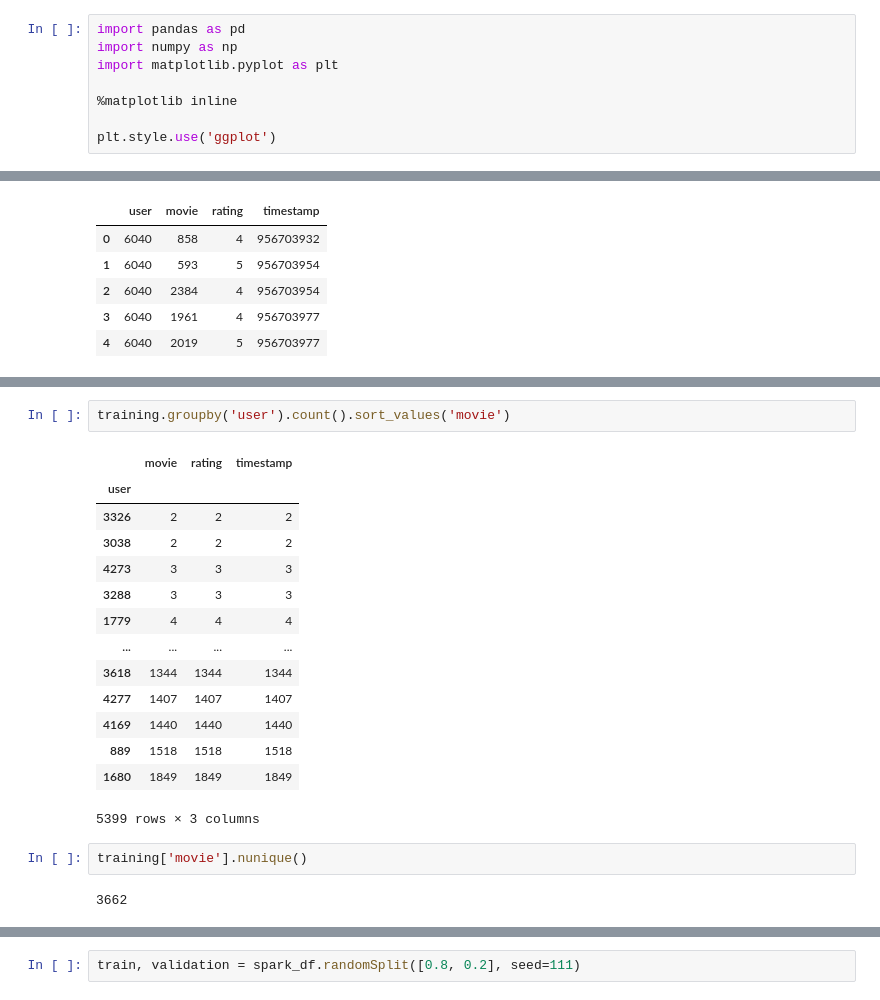
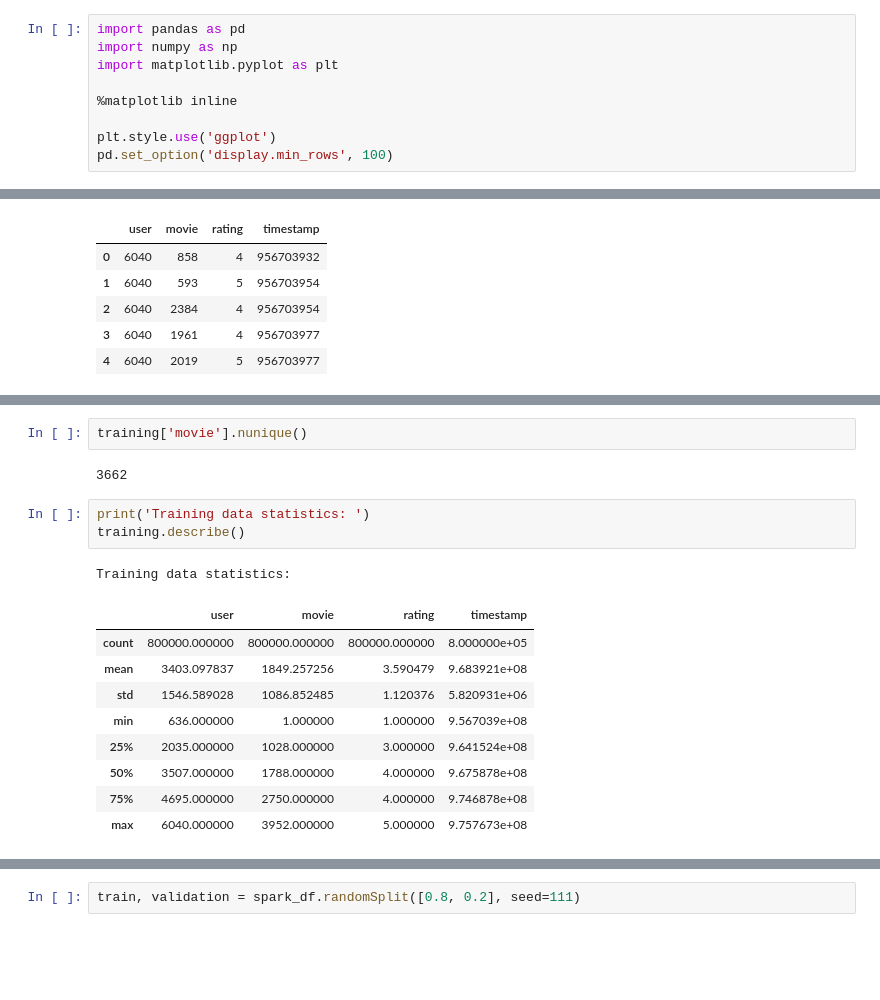
Before and after one commit to mkpetterson/recommender_study, a Jupyter notebook: cindy.ipynb, the cells around one changed output, grey strips where cells are left out. Saved outputs shown, nothing was run; the diff lists cells and outputs as text; blank space fills up the shorter version.

```diff
--- a/cindy.ipynb
+++ b/cindy.ipynb
@@ -6,6 +6,7 @@ import matplotlib.pyplot as plt
 %matplotlib inline
 
 plt.style.use('ggplot')
+pd.set_option('display.min_rows', 100)
 # %%
 import pyspark
 from pyspark.sql.types import *
@@ -79,21 +67,18 @@ training
-# %%
-training.groupby('user').count().sort_values('movie')
-# %% [output]
-|  | movie | rating | timestamp |
-| user |  |  |  |
-| 3326 | 2 | 2 | 2 |
-| 3038 | 2 | 2 | 2 |
-| 4273 | 3 | 3 | 3 |
-| 3288 | 3 | 3 | 3 |
-| 1779 | 4 | 4 | 4 |
-| ... | ... | ... | ... |
-| 3618 | 1344 | 1344 | 1344 |
-| 4277 | 1407 | 1407 | 1407 |
-| 4169 | 1440 | 1440 | 1440 |
-| 889 | 1518 | 1518 | 1518 |
-| 1680 | 1849 | 1849 | 1849 |
-5399 rows × 3 columns
 # %%
 training['movie'].nunique()
 # %% [output]
 3662
+# %%
+print('Training data statistics: ')
+training.describe()
+# %% [output]
+Training data statistics:
+|  | user | movie | rating | timestamp |
+| count | 800000.000000 | 800000.000000 | 800000.000000 | 8.000000e+05 |
+| mean | 3403.097837 | 1849.257256 | 3.590479 | 9.683921e+08 |
+| std | 1546.589028 | 1086.852485 | 1.120376 | 5.820931e+06 |
+| min | 636.000000 | 1.000000 | 1.000000 | 9.567039e+08 |
+| 25% | 2035.000000 | 1028.000000 | 3.000000 | 9.641524e+08 |
+| 50% | 3507.000000 | 1788.000000 | 4.000000 | 9.675878e+08 |
+| 75% | 4695.000000 | 2750.000000 | 4.000000 | 9.746878e+08 |
+| max | 6040.000000 | 3952.000000 | 5.000000 | 9.757673e+08 |
```
Also changed, not shown: parts of 49 cells of this notebook, 1 other file.
